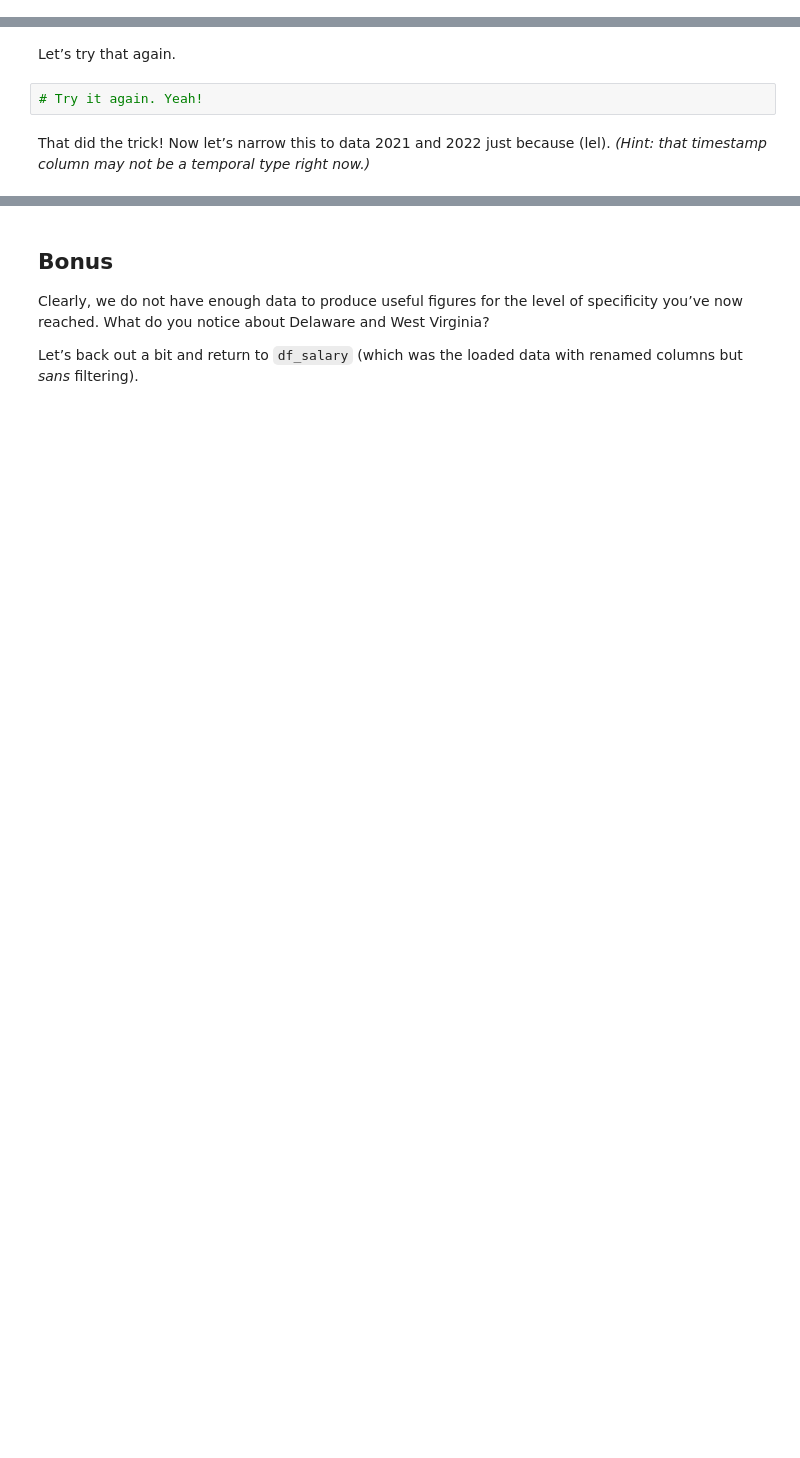
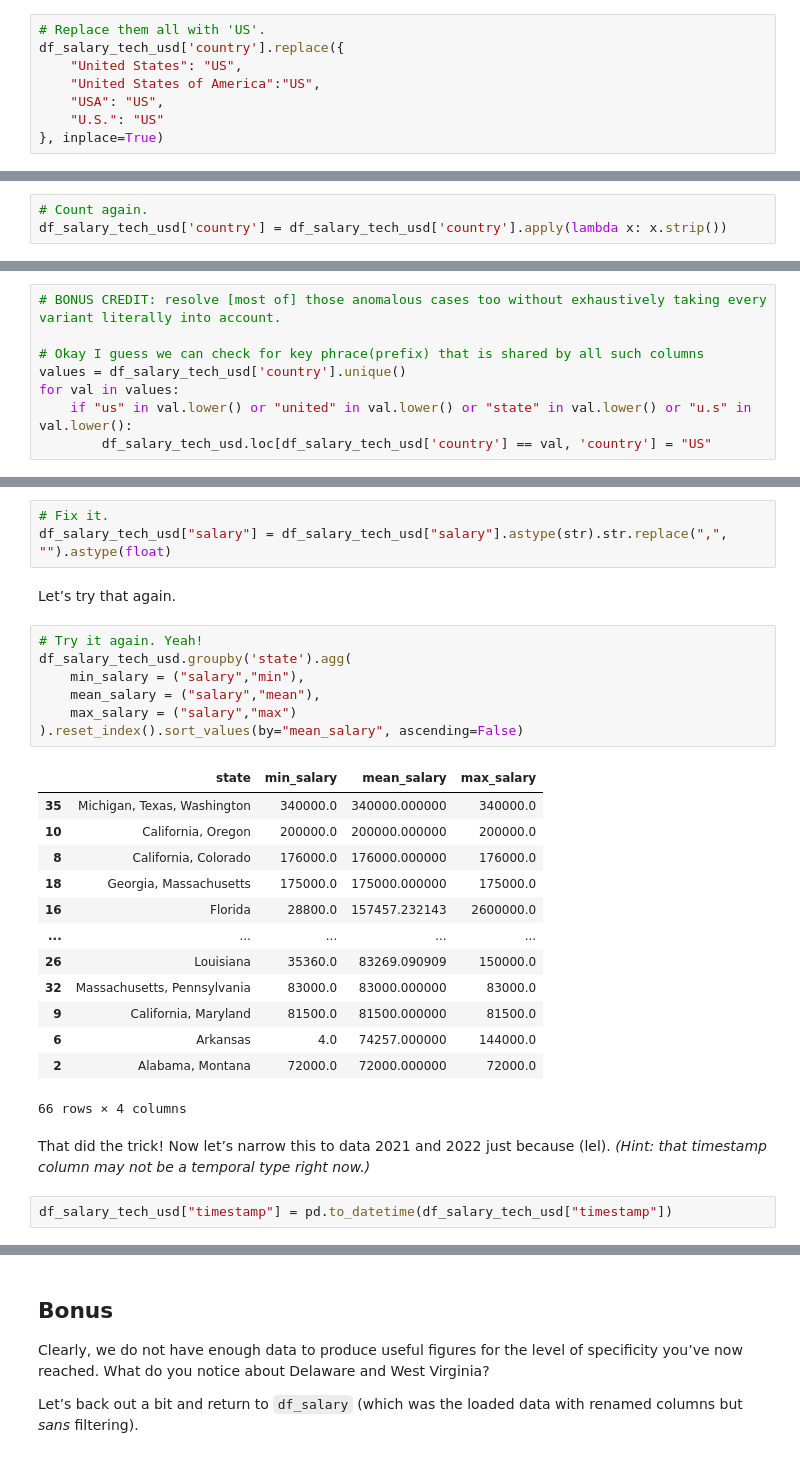
Before and after one commit to tsunar2002/ds-fall-2025-tue, a Jupyter notebook: Week-02-Pandas-Part-2-and-DS-Overview/exercise/Albert-Bagdasarov-HomeWork-week-02.ipynb, the cells around one changed output, grey strips where cells are left out. Cells and saved outputs as stored; diff of their text form; blank space fills up the shorter version.

```diff
--- a/Week-02-Pandas-Part-2-and-DS-Overview/exercise/Albert-Bagdasarov-HomeWork-week-02.ipynb
+++ b/Week-02-Pandas-Part-2-and-DS-Overview/exercise/Albert-Bagdasarov-HomeWork-week-02.ipynb
@@ -264,2 +262,10 @@ Let’s not worry about anything below the first 5 values for now. Convert the t
+# %%
+# Replace them all with 'US'.
+df_salary_tech_usd['country'].replace({
+    "United States": "US",
+    "United States of America":"US",
+    "USA": "US",
+    "U.S.": "US"
+}, inplace=True)
 # %% [markdown]
 Have a look at the count of each unique country again now.
@@ -267,0 +272,3 @@ Have a look at the count of each unique country again now.
+# %%
+# Count again.
+df_salary_tech_usd['country'] = df_salary_tech_usd['country'].apply(lambda x: x.strip())
@@ -272 +289,9 @@ Did you notice anything interesting?
+# %%
+# BONUS CREDIT: resolve [most of] those anomalous cases too without exhaustively taking every variant literally into account.
+
+# Okay I guess we can check for key phrace(prefix) that is shared by all such columns
+values = df_salary_tech_usd['country'].unique()
+for val in values:
+    if "us" in val.lower() or "united" in val.lower() or "state" in val.lower() or "u.s" in val.lower():
+        df_salary_tech_usd.loc[df_salary_tech_usd['country'] == val, 'country'] = "US"
 # %%
@@ -283,8 +328,32 @@ Well, pooh! We forgot that `salary` isn’t numeric. Something wrong must be fix
+# %%
+# Fix it.
+df_salary_tech_usd["salary"] = df_salary_tech_usd["salary"].astype(str).str.replace(",", "").astype(float)
 # %% [markdown]
 Let’s try that again.
-# %%
-# Try it again. Yeah!
+# %%
+# Try it again. Yeah!
+df_salary_tech_usd.groupby('state').agg(
+    min_salary = ("salary","min"),
+    mean_salary = ("salary","mean"),
+    max_salary = ("salary","max")
+).reset_index().sort_values(by="mean_salary", ascending=False)
+# %% [output]
+|  | state | min_salary | mean_salary | max_salary |
+| 35 | Michigan, Texas, Washington | 340000.0 | 340000.000000 | 340000.0 |
+| 10 | California, Oregon | 200000.0 | 200000.000000 | 200000.0 |
+| 8 | California, Colorado | 176000.0 | 176000.000000 | 176000.0 |
+| 18 | Georgia, Massachusetts | 175000.0 | 175000.000000 | 175000.0 |
+| 16 | Florida | 28800.0 | 157457.232143 | 2600000.0 |
+| ... | ... | ... | ... | ... |
+| 26 | Louisiana | 35360.0 | 83269.090909 | 150000.0 |
+| 32 | Massachusetts, Pennsylvania | 83000.0 | 83000.000000 | 83000.0 |
+| 9 | California, Maryland | 81500.0 | 81500.000000 | 81500.0 |
+| 6 | Arkansas | 4.0 | 74257.000000 | 144000.0 |
+| 2 | Alabama, Montana | 72000.0 | 72000.000000 | 72000.0 |
+66 rows × 4 columns
 # %% [markdown]
 That did the trick! Now let’s narrow this to data 2021 and 2022 just because (lel). *(Hint: that timestamp column may not be a temporal type right now.)*
+# %%
+df_salary_tech_usd["timestamp"] = pd.to_datetime(df_salary_tech_usd["timestamp"])
 # %%
 # Filter the data to within 2021, 2022, or 2023, saving the DataFrame to a new variable, and generate the summary again.
```
Also changed, not shown: parts of 21 cells of this notebook.
